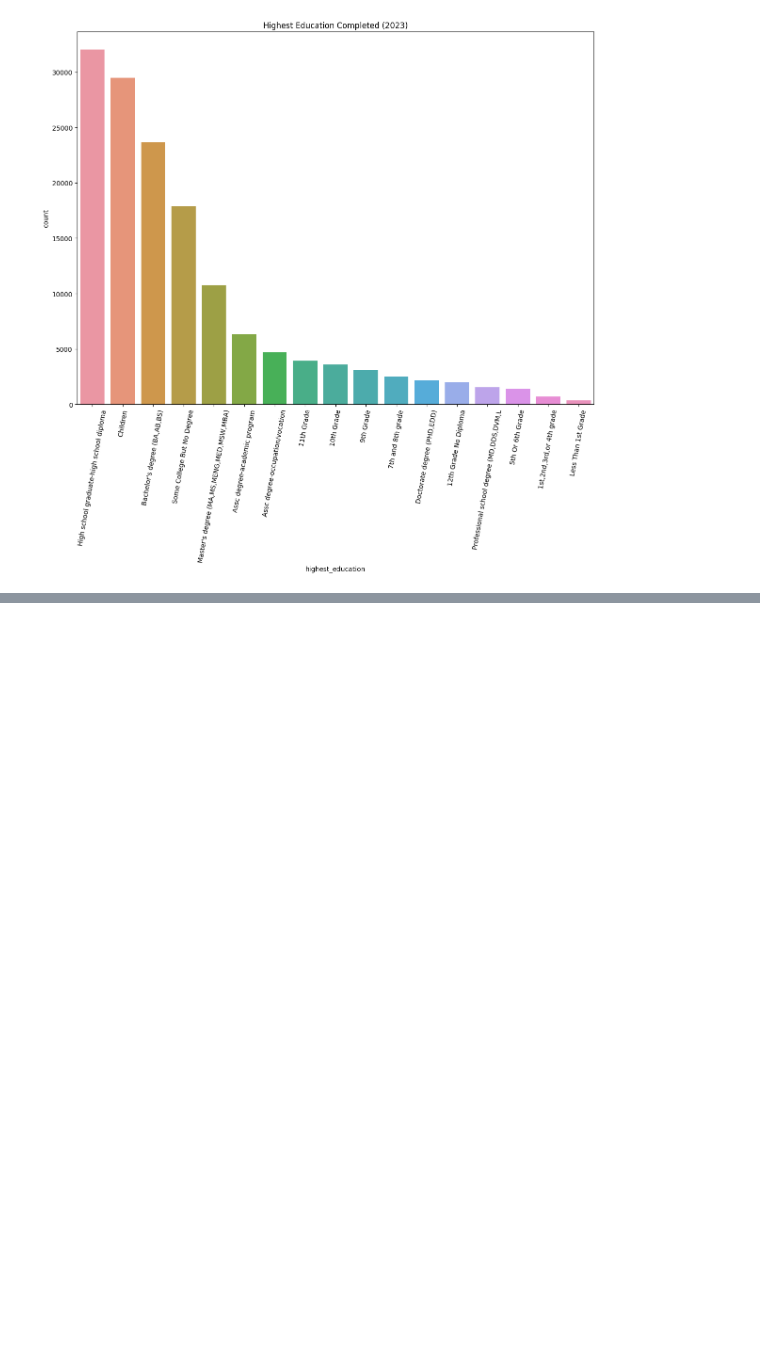
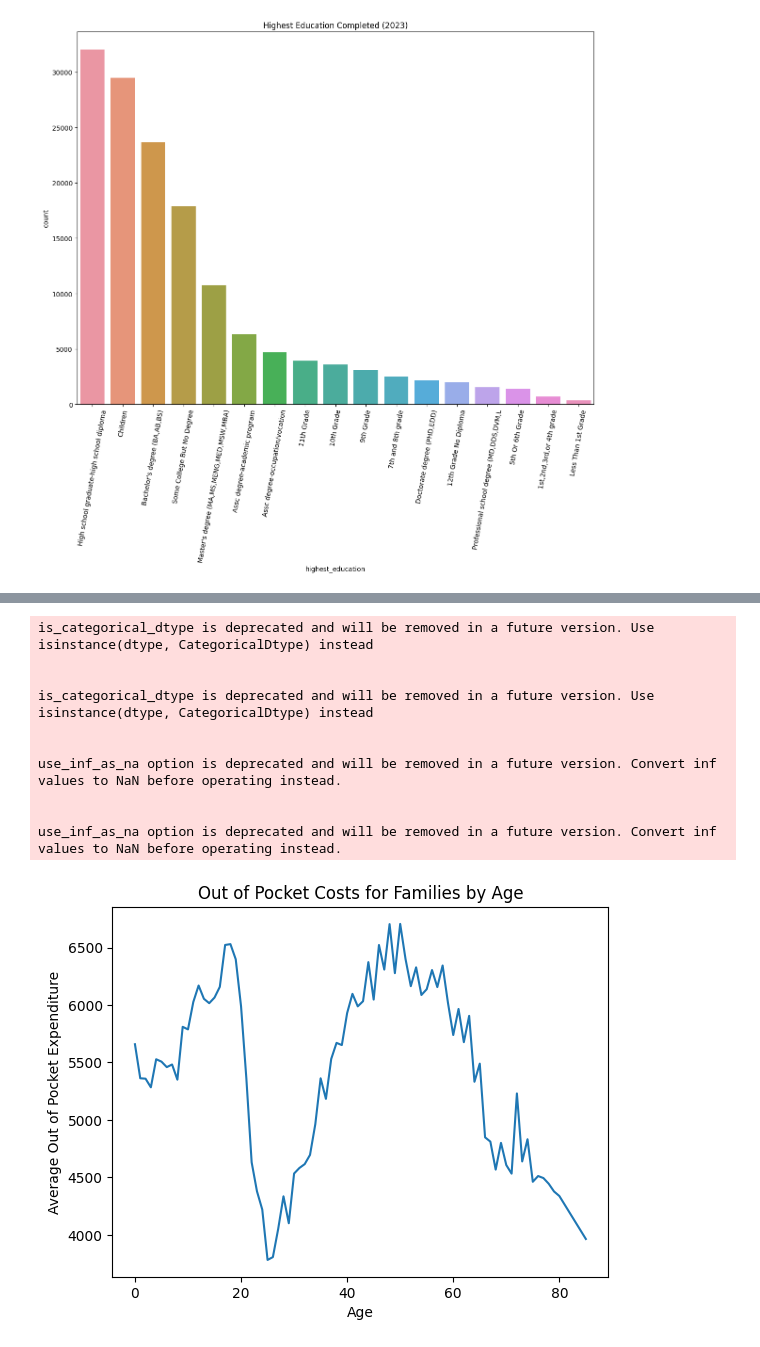
Before and after one commit to wisteriab/machine_learning_fall2024, a Jupyter notebook: python_code/EDA.ipynb, the cells around one changed output, grey strips where cells are left out. Saved outputs shown, nothing was run; the diff lists cells and outputs as text; code cells hidden in the pictures; blank space fills up the shorter version.

```diff
--- a/python_code/EDA.ipynb
+++ b/python_code/EDA.ipynb
@@ -75,0 +125,24 @@ use_inf_as_na option is deprecated and will be removed in a future version. Conv
+# %%
+health_income = df.loc[df['fam_outofpocket_med_costs']>0]
+health_income = health_income.groupby('age')['fam_outofpocket_med_costs'].mean().reset_index()
+sns.lineplot(
+    data = health_income,
+    x = 'age',
+    y = 'fam_outofpocket_med_costs'
+)
+plt.title("Out of Pocket Costs for Families by Age")
+plt.ylabel("Average Out of Pocket Expenditure")
+plt.xlabel("Age")
+plt.savefig('../site_pages/plots/health_by_age.png')
+# %% [output]
+is_categorical_dtype is deprecated and will be removed in a future version. Use isinstance(dtype, CategoricalDtype) instead
+
+
+is_categorical_dtype is deprecated and will be removed in a future version. Use isinstance(dtype, CategoricalDtype) instead
+
+
+use_inf_as_na option is deprecated and will be removed in a future version. Convert inf values to NaN before operating instead.
+
+
+use_inf_as_na option is deprecated and will be removed in a future version. Convert inf values to NaN before operating instead.
+[figure, added]
```
Also changed, not shown: parts of 9 cells of this notebook, 13 other files.
